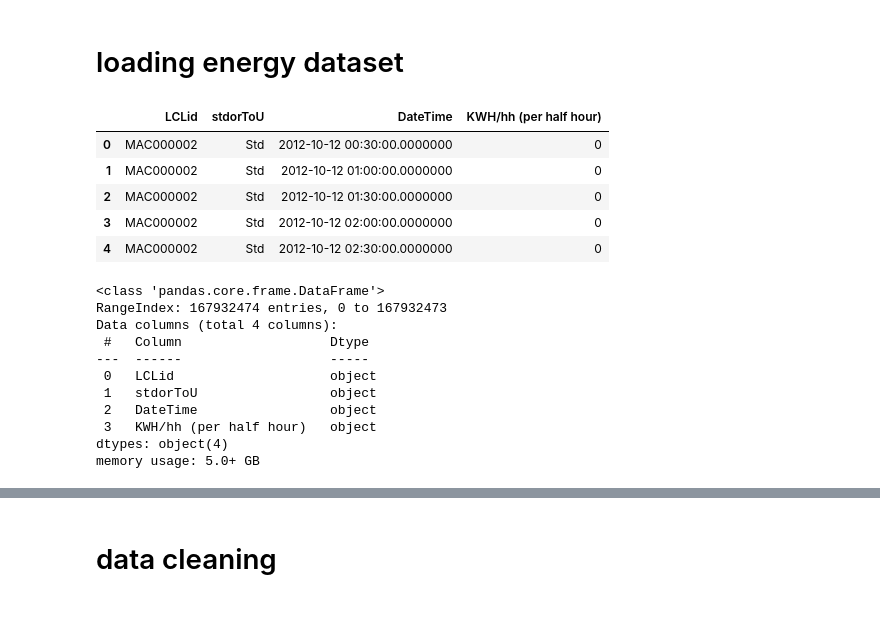
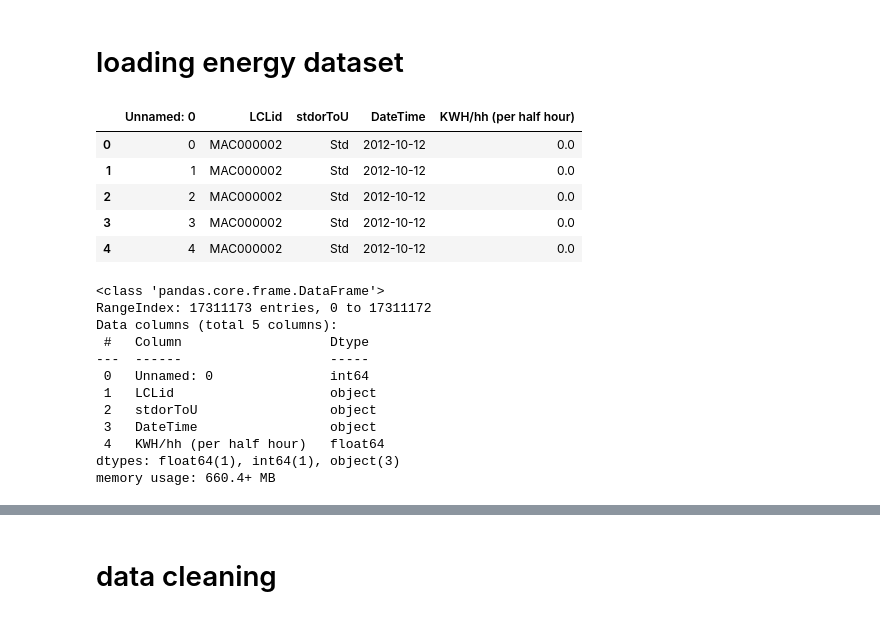
Before and after one commit to ni22aad/Electricity-load-forecasting-with-the-Low-Carbon-London-SmartMeter-dataset, a Jupyter notebook: energy_consumption.ipynb, the cells around one changed output, grey strips where cells are left out. Cells and saved outputs as stored; diff of their text form; code cells hidden in the pictures.

```diff
--- a/energy_consumption.ipynb
+++ b/energy_consumption.ipynb
@@ -27,28 +28,29 @@ from sklearn.pipeline import Pipeline
 # %% [markdown]
 # loading energy dataset
 # %%
-df=pd.read_csv("CC_LCL-FullData.csv")
-df.head()
+df_500=pd.read_csv("energy_data_sample.csv")
+df_500.head()
 # %% [output]
-|  | LCLid | stdorToU | DateTime | KWH/hh (per half hour) |
-| 0 | MAC000002 | Std | 2012-10-12 00:30:00.0000000 | 0 |
-| 1 | MAC000002 | Std | 2012-10-12 01:00:00.0000000 | 0 |
-| 2 | MAC000002 | Std | 2012-10-12 01:30:00.0000000 | 0 |
-| 3 | MAC000002 | Std | 2012-10-12 02:00:00.0000000 | 0 |
-| 4 | MAC000002 | Std | 2012-10-12 02:30:00.0000000 | 0 |
+|  | Unnamed: 0 | LCLid | stdorToU | DateTime | KWH/hh (per half hour) |
+| 0 | 0 | MAC000002 | Std | 2012-10-12 | 0.0 |
+| 1 | 1 | MAC000002 | Std | 2012-10-12 | 0.0 |
+| 2 | 2 | MAC000002 | Std | 2012-10-12 | 0.0 |
+| 3 | 3 | MAC000002 | Std | 2012-10-12 | 0.0 |
+| 4 | 4 | MAC000002 | Std | 2012-10-12 | 0.0 |
 # %%
-df.info()
+df_500.info()
 # %% [output]
 <class 'pandas.core.frame.DataFrame'>
-RangeIndex: 167932474 entries, 0 to 167932473
-Data columns (total 4 columns):
+RangeIndex: 17311173 entries, 0 to 17311172
+Data columns (total 5 columns):
  #   Column                   Dtype
 ---  ------                   -----
- 0   LCLid                    object
- 1   stdorToU                 object
- 2   DateTime                 object
- 3   KWH/hh (per half hour)   object
-dtypes: object(4)
-memory usage: 5.0+ GB
+ 0   Unnamed: 0               int64
+ 1   LCLid                    object
+ 2   stdorToU                 object
+ 3   DateTime                 object
+ 4   KWH/hh (per half hour)   float64
+dtypes: float64(1), int64(1), object(3)
+memory usage: 660.4+ MB
 # %%
 # Identify the first 500 unique LCLid values
```
Also changed, not shown: parts of 21 cells of this notebook.
